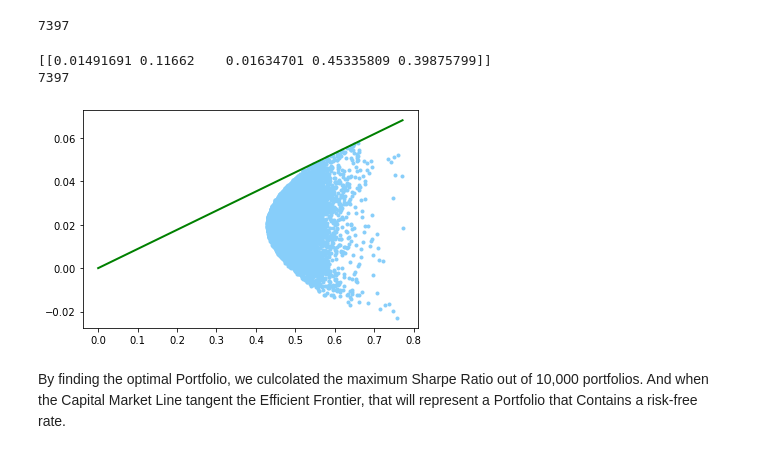
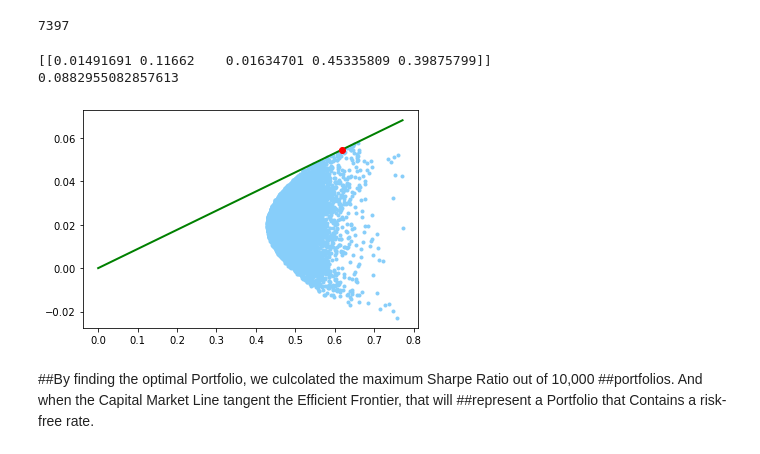
Before and after one commit to EL-Magnific-o/Fintech, a Jupyter notebook: assignment_w4_c1_template.ipynb, the cells around one changed output. Cells and saved outputs as stored; diff of their text form; code cells hidden in the pictures.

```diff
--- a/assignment_w4_c1_template.ipynb
+++ b/assignment_w4_c1_template.ipynb
@@ -161,24 +147,25 @@ print(index)
 #Print the asset weights and Sharpe ratio of the portfolio of highest Sharpe ratio, using index above.
 
 print(collection_of_random_asset_weights[index])
-print(index)
+print(portfolio_sharpe_ratios[index])
 # %% [output]
 [[0.01491691 0.11662    0.01634701 0.45335809 0.39875799]]
-7397
+0.0882955082857613
 # %%
 #Objective 11.
 #Add the Capital Market Line to your scatterplot from Objective 8.
 
 x = np.linspace(0, max(portfolio_standard_deviations), 10000)
 y = portfolio_sharpe_ratios[index] * x
 plt.plot(portfolio_standard_deviations,portfolio_means , 'o', markersize = 3, color = 'lightskyblue')
 plt.plot(x, y, '-', linewidth = 2, color = 'green')
+plt.plot(portfolio_standard_deviations[index],portfolio_means[index],color='r',marker='o')
 plt.show() #CML
 # %% [output]
-[figure, old version]
+[figure, new version]
 # %%
 #Objective 12.
 #All of the work in this notebook assumes a risk-free rate of zero (0.00).  How could this work be modified to
 #accommodate a nonzero risk-free rate?  Explain.
 # %% [markdown]
- By finding the optimal Portfolio, we culcolated the maximum Sharpe Ratio out of 10,000 portfolios. And when the Capital Market Line tangent the Efficient Frontier, that will represent a Portfolio that Contains a risk-free rate.
+ ##By finding the optimal Portfolio, we culcolated the maximum Sharpe Ratio out of 10,000 ##portfolios. And when the Capital Market Line tangent the Efficient Frontier, that will ##represent a Portfolio that Contains a risk-free rate.
```
Also changed, not shown: parts of 8 cells of this notebook.
